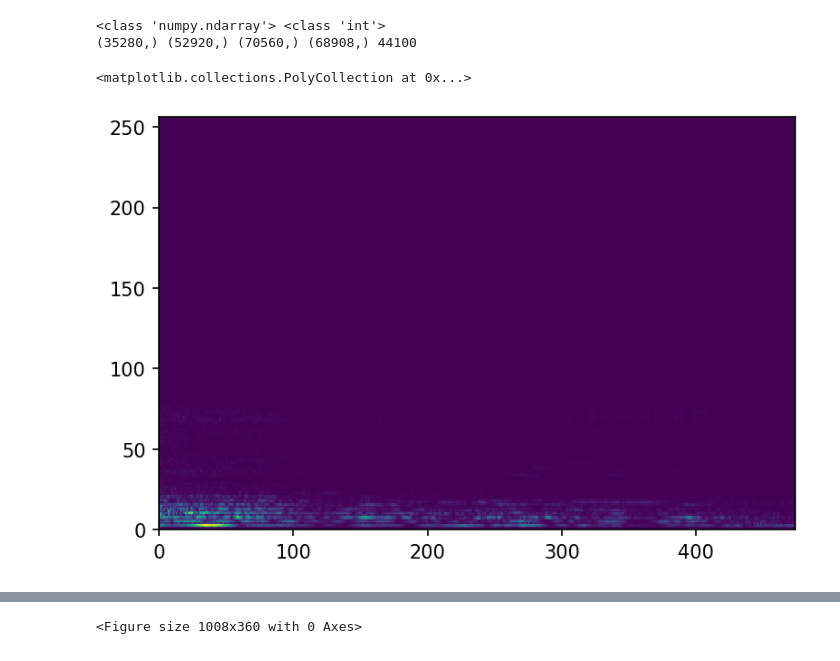
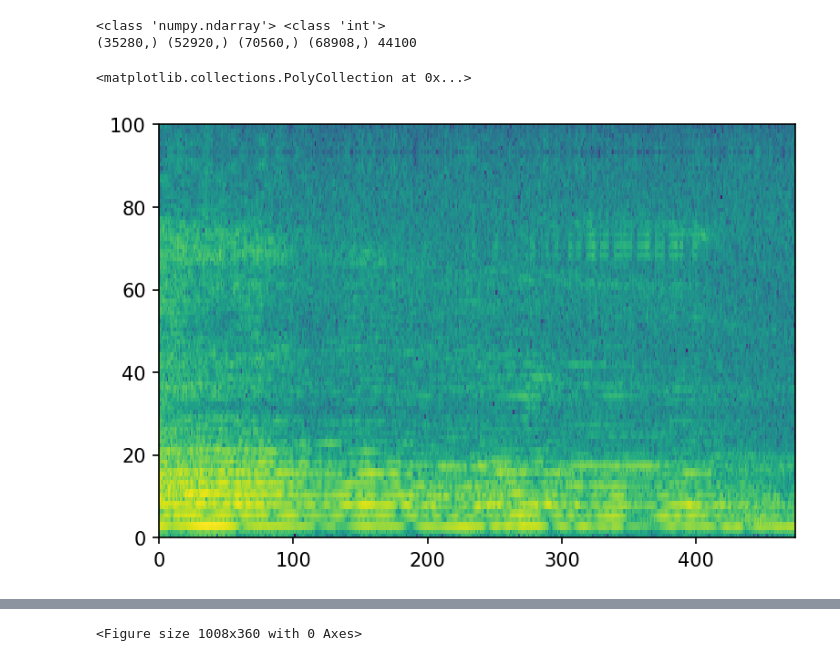
Before and after one commit to Elena-Apo/diploma, a Jupyter notebook: diploma.ipynb, the cells around one changed output, grey strips where cells are left out. Saved outputs shown, nothing was run; the diff lists cells and outputs as text; code cells hidden in the pictures.

```diff
--- a/diploma.ipynb
+++ b/diploma.ipynb
@@ -26,35 +26,35 @@ freq = np.linspace(0,sr/2,h_size)
 Ln=x.shape[0]
 frame_num = int((Ln-f_size)/h_size + 1)
 
 wnd = np.hamming(f_size)
 
 spec = np.zeros((h_size,frame_num))
 
 for N in range(frame_num):
     x_frame = x[h_size*N: h_size*N + f_size]
     x_wnd = x_frame*wnd
 
     X = np.fft.fft(x_wnd)
     X_abs = np.abs(X[0:h_size])
 
     spec[:,N] = np.log(X_abs)
     # X2 = np.fft.fft(x_frame)
     # X2_abs = np.abs(X2)
 
     # plt.subplots(dpi=150)
     # plt.subplot(211)
     # plt.plot(x_frame)
     # plt.plot(x_wnd)
     # plt.subplot(212)
     # # plt.plot(freq, X_abs[0:h_size])
     # plt.plot(freq, np.log(X2_abs[0:h_size]))
     # plt.plot(freq, np.log(X_abs[0:h_size]))
 
 plt.subplots(dpi=150)
-plt.pcolor(spec,shading='flat')
+plt.pcolor(spec[0:100,:],shading='flat')
 # %% [output]
 <matplotlib.collections.PolyCollection at 0x...>
-[figure, old version]
+[figure, new version]
 # %%
 import IPython.display as ipd
 ipd.Audio(audio_data)
```
